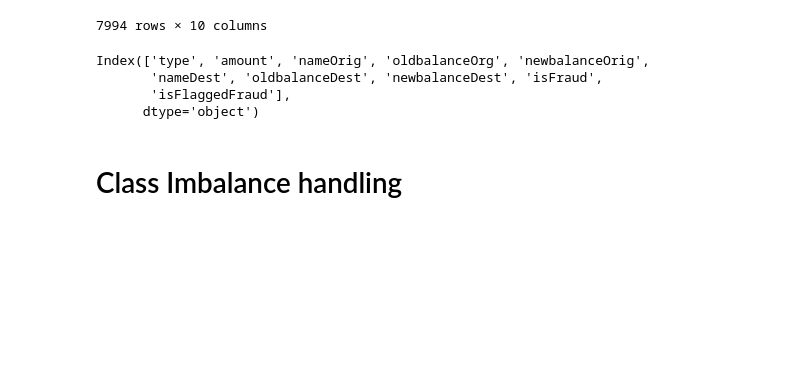
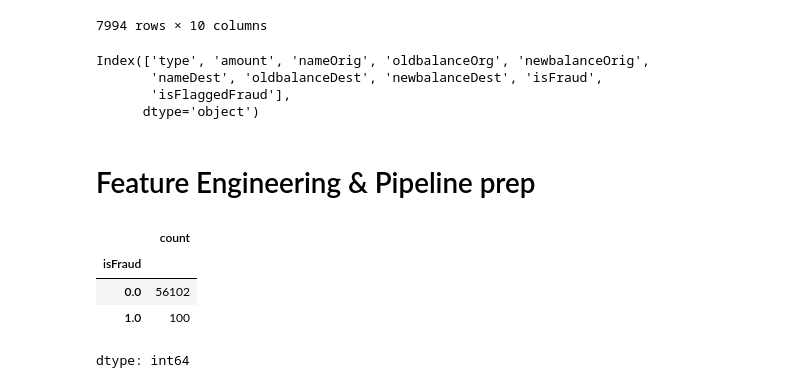
Before and after one commit to the-menna-sherif/Refreshing_ML_Muscle_Memory, a Jupyter notebook: fintech_prep.ipynb, the cells around one changed output. Drawn from its saved outputs; the diff is of its cells as text; code cells hidden in the pictures; blank space fills up the shorter version.

```diff
--- a/fintech_prep.ipynb
+++ b/fintech_prep.ipynb
@@ -349,5 +349,13 @@ Index(['type', 'amount', 'nameOrig', 'oldbalanceOrg', 'newbalanceOrig',
        'nameDest', 'oldbalanceDest', 'newbalanceDest', 'isFraud',
        'isFlaggedFraud'],
       dtype='object')
-# %% [markdown]
-# Class Imbalance handling
+# %% [markdown]
+# Feature Engineering & Pipeline prep
+# %%
+df['isFraud'].value_counts()
+# %% [output]
+|  | count |
+| isFraud |  |
+| 0.0 | 56102 |
+| 1.0 | 100 |
+dtype: int64
```
Also changed, not shown: parts of 14 cells of this notebook.
